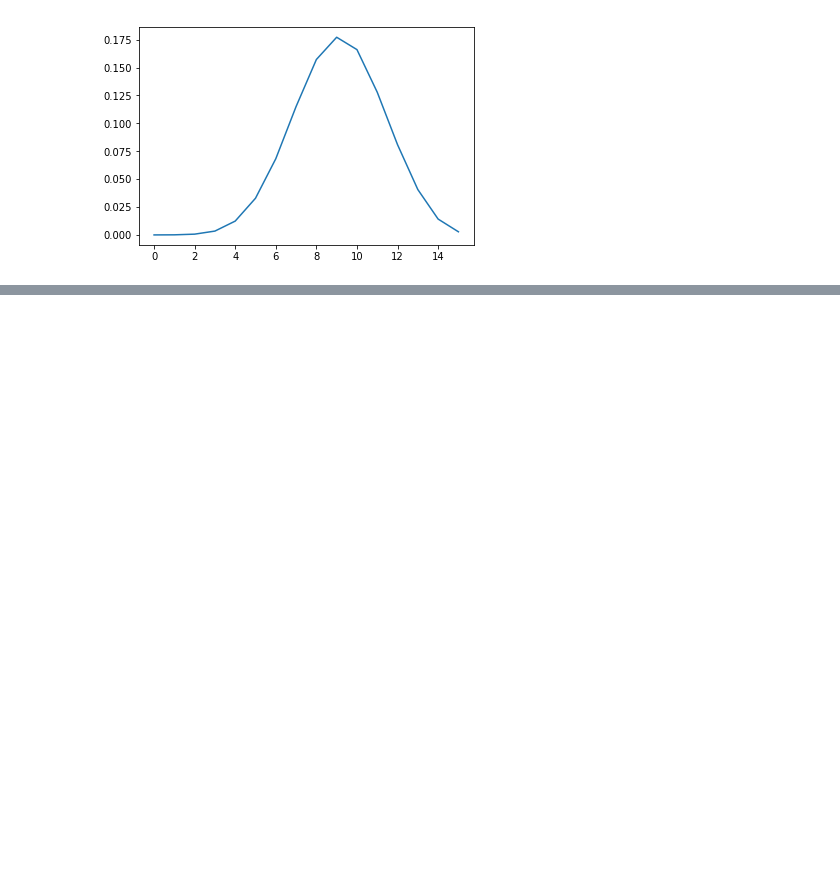
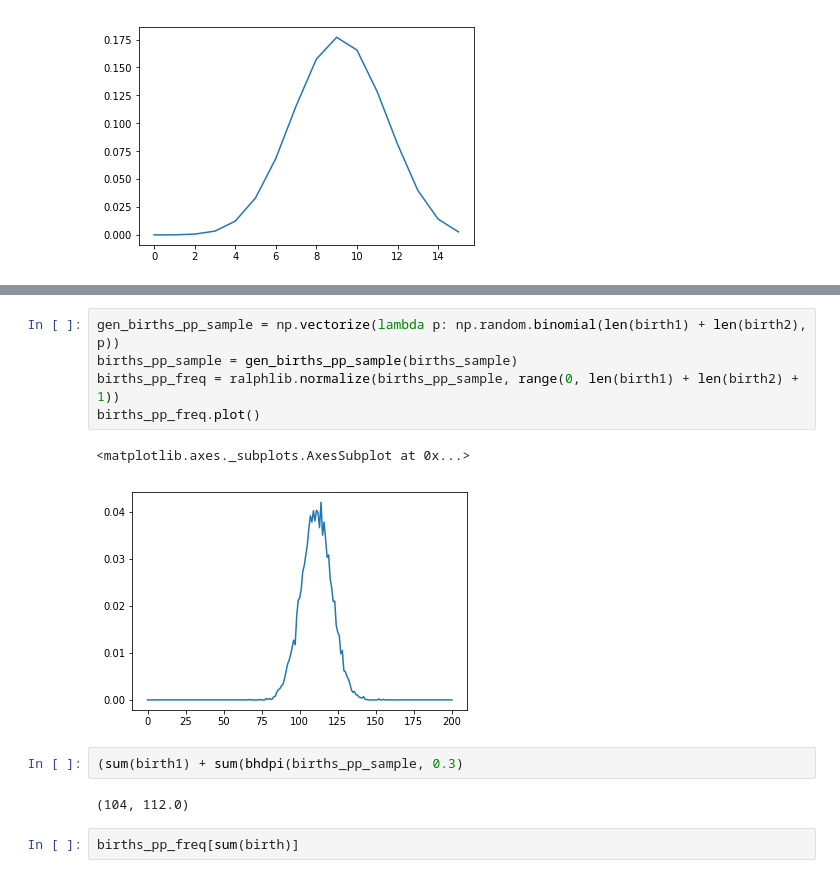
Before and after one commit to ralphrecto/rethinking, a Jupyter notebook: solutions/ch3.ipynb, the cells around one changed output, grey strips where cells are left out. Cells and saved outputs as stored; diff of their text form; blank space fills up the shorter version.

```diff
--- a/solutions/ch3.ipynb
+++ b/solutions/ch3.ipynb
@@ -271,0 +314,14 @@ pp_distr9[6]
+# %%
+gen_births_pp_sample = np.vectorize(lambda p: np.random.binomial(len(birth1) + len(birth2), p))
+births_pp_sample = gen_births_pp_sample(births_sample)
+births_pp_freq = ralphlib.normalize(births_pp_sample, range(0, len(birth1) + len(birth2) + 1))
+births_pp_freq.plot()
+# %% [output]
+<matplotlib.axes._subplots.AxesSubplot at 0x...>
+[figure, added]
+# %%
+(sum(birth1) + sum(bhdpi(births_pp_sample, 0.3)
+# %% [output]
+(104, 112.0)
+# %%
+births_pp_freq[sum(birth)]
```
Also changed, not shown: parts of 25 cells of this notebook, 1 other file.
